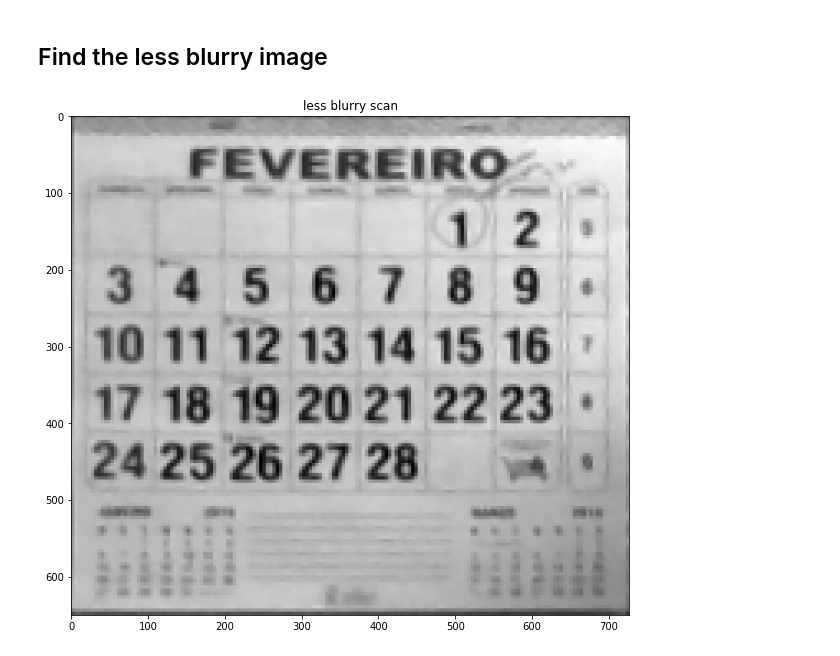
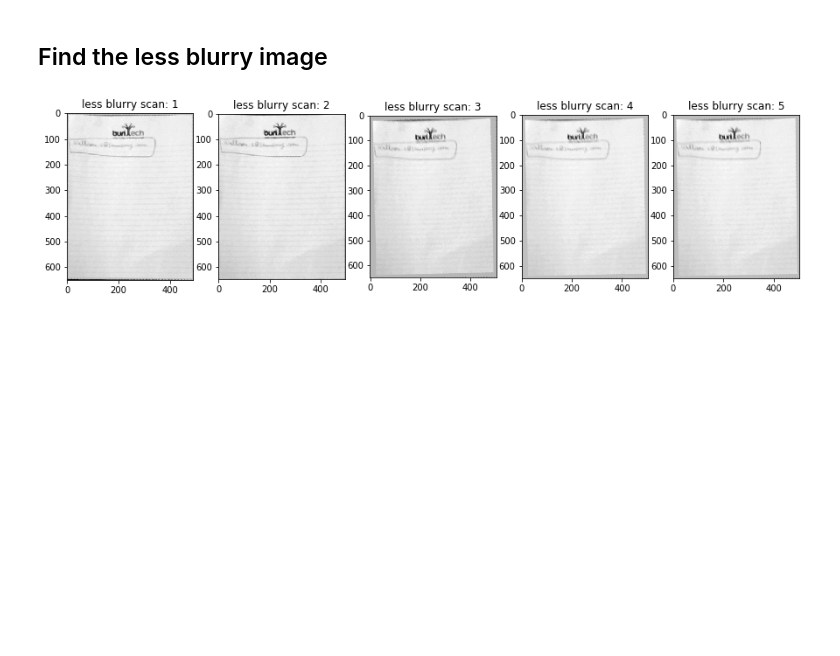
Before and after one commit to xrhd/Document_Scan_InVideo, a Jupyter notebook: 2_SingleDocScan_OnVideo.ipynb, the cells around one changed output. Cells and saved outputs as stored; diff of their text form; code cells hidden in the pictures; blank space fills up the shorter version.

Commit message:
demo done

```diff
--- a/2_SingleDocScan_OnVideo.ipynb
+++ b/2_SingleDocScan_OnVideo.ipynb
@@ -157,5 +158,0 @@ shapes = [scan.shape for scan in scans]
-# %%
-db = DBSCAN(eps=20, min_samples=50, metric='euclidean').fit(shapes)
-# core_samples_mask = np.zeros_like(db.labels_, dtype=bool)
-# core_samples_mask[db.core_sample_indices_] = True
-labels = db.labels_
@@ -166,5 +159,15 @@ most_common_label = most_common(labels)
-# %%
-scans = [scan for label,scan in zip(labels,scans) if label==most_common_label and label>-1]
+# %%
+def dbscan_filter(scans,  min_samples=50):
+    '''filter the noise on scaned images'''
+    shapes = [scan.shape for scan in scans]
+    db = DBSCAN(eps=20, min_samples=min_samples, metric='euclidean').fit(shapes)
+    labels = db.labels_
+    def most_common(lst):
+        return max(set(lst), key=list(lst).count)
+    most_common_label = most_common(labels)
+    return [scan for label,scan in zip(labels,scans) if label==most_common_label and label>-1]
+# %%
+scans = dbscan_filter(scans, mean_fps//4)
 # %% [markdown]
 ## Show some samples
 # %%
@@ -192,13 +195,16 @@ plt.show()
 # %% [markdown]
 ## Find the less blurry image
 # %%
-blurry = [cv2.Laplacian(img, cv2.CV_64F).var() for img in scans]
-less_blurry = max(blurry) ## the less blurry image has the max laplacian value
-less_blurry_scan = scans[blurry.index(less_blurry)]
+blurry = list(np.sort([cv2.Laplacian(img, cv2.CV_64F).var() for img in scans]))
+less_blurry = blurry[::-1][:5]
 
-plt.figure(figsize=(10,10))
-plt.title('less blurry scan')
-plt.imshow(less_blurry_scan, cmap='gray')
+plt.figure(figsize=(15,10))
+for i,blurriness in enumerate(less_blurry):
+    selected = scans[blurry.index(blurriness)]
+    plt.subplot(1,5,(i+1))
+    plt.title(f'less blurry scan: {i+1}')
+    plt.imshow(selected, cmap='gray')
+    imsave(f'demo_scaned_docs/doc{i}.png', selected)
 plt.show()
 # %% [output]
-[figure, old version]
+[figure, new version]
```
Also changed, not shown: parts of 6 cells of this notebook, 8 other files.
